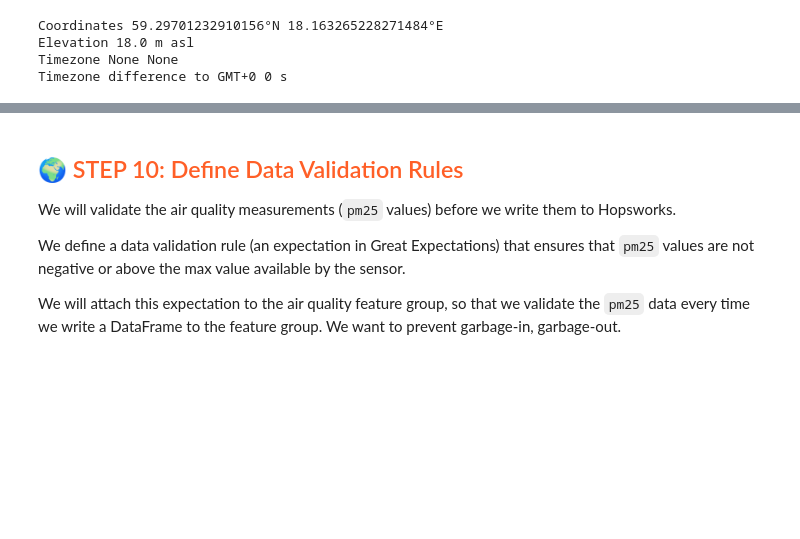
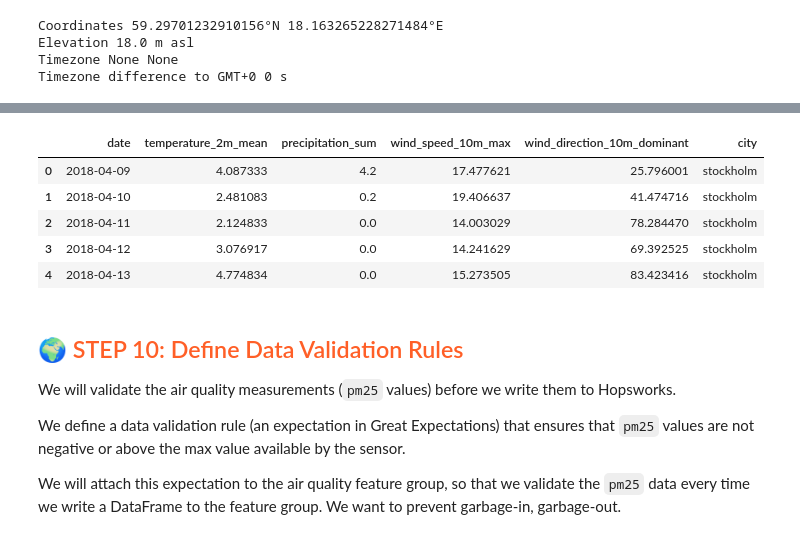
Before and after one commit to hishamad/mlfs-book, a Jupyter notebook: notebooks/ch03/1_air_quality_feature_backfill.ipynb, the cells around one changed output, grey strips where cells are left out. Cells and saved outputs as stored; diff of their text form; code cells hidden in the pictures; blank space fills up the shorter version.

```diff
--- a/notebooks/ch03/1_air_quality_feature_backfill.ipynb
+++ b/notebooks/ch03/1_air_quality_feature_backfill.ipynb
@@ -361,3 +360,12 @@ memory usage: 94.1+ KB
+# %%
+weather_df.head()
+# %% [output]
+|  | date | temperature_2m_mean | precipitation_sum | wind_speed_10m_max | wind_direction_10m_dominant | city |
+| 0 | 2018-04-09 | 4.087333 | 4.2 | 17.477621 | 25.796001 | stockholm |
+| 1 | 2018-04-10 | 2.481083 | 0.2 | 19.406637 | 41.474716 | stockholm |
+| 2 | 2018-04-11 | 2.124833 | 0.0 | 14.003029 | 78.284470 | stockholm |
+| 3 | 2018-04-12 | 3.076917 | 0.0 | 14.241629 | 69.392525 | stockholm |
+| 4 | 2018-04-13 | 4.774834 | 0.0 | 15.273505 | 83.423416 | stockholm |
 # %% [markdown]
 ## <span style='color:#ff5f27'> 🌍 STEP 10: Define Data Validation Rules </span>
 
```
Also changed, not shown: parts of 11 cells of this notebook, 8 other files.
